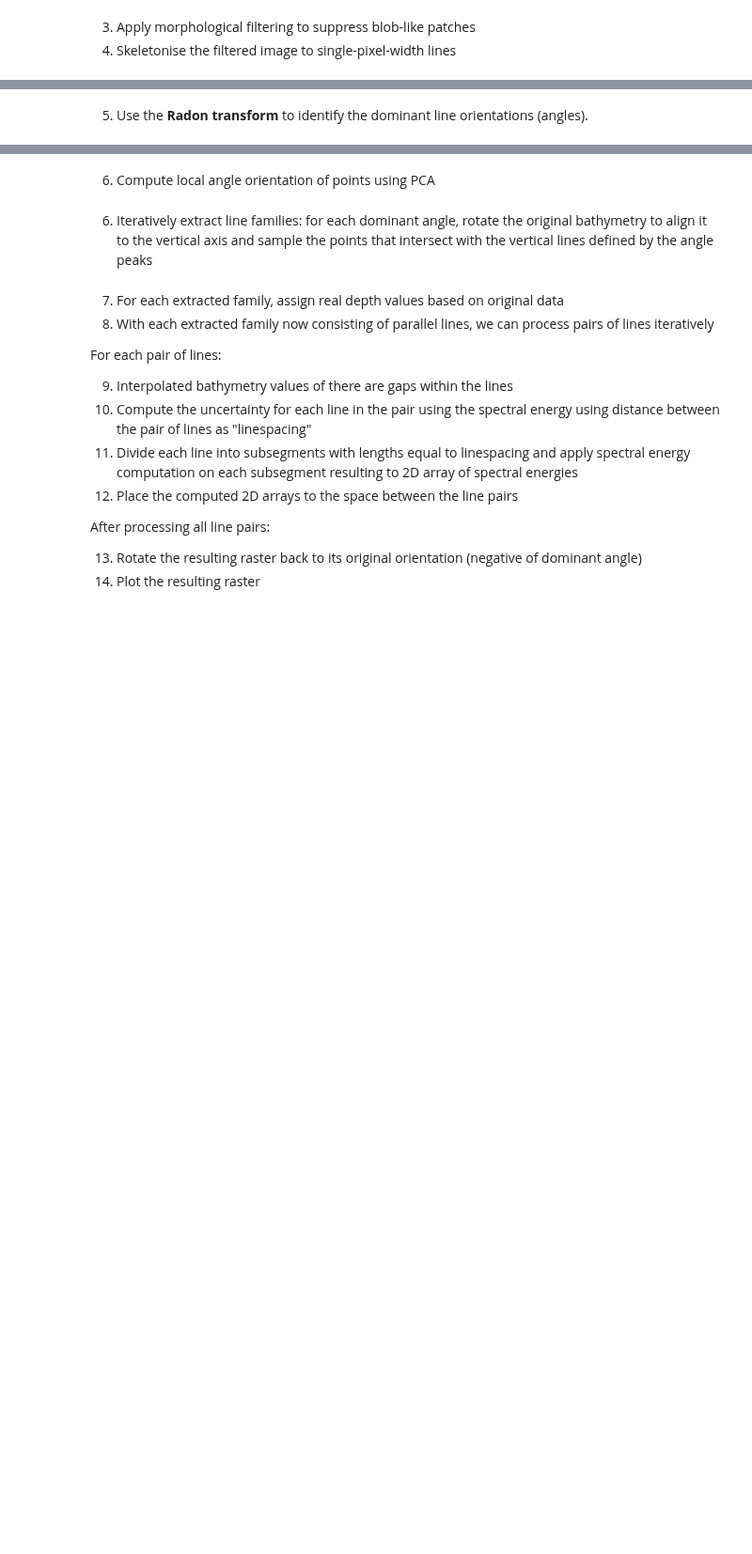
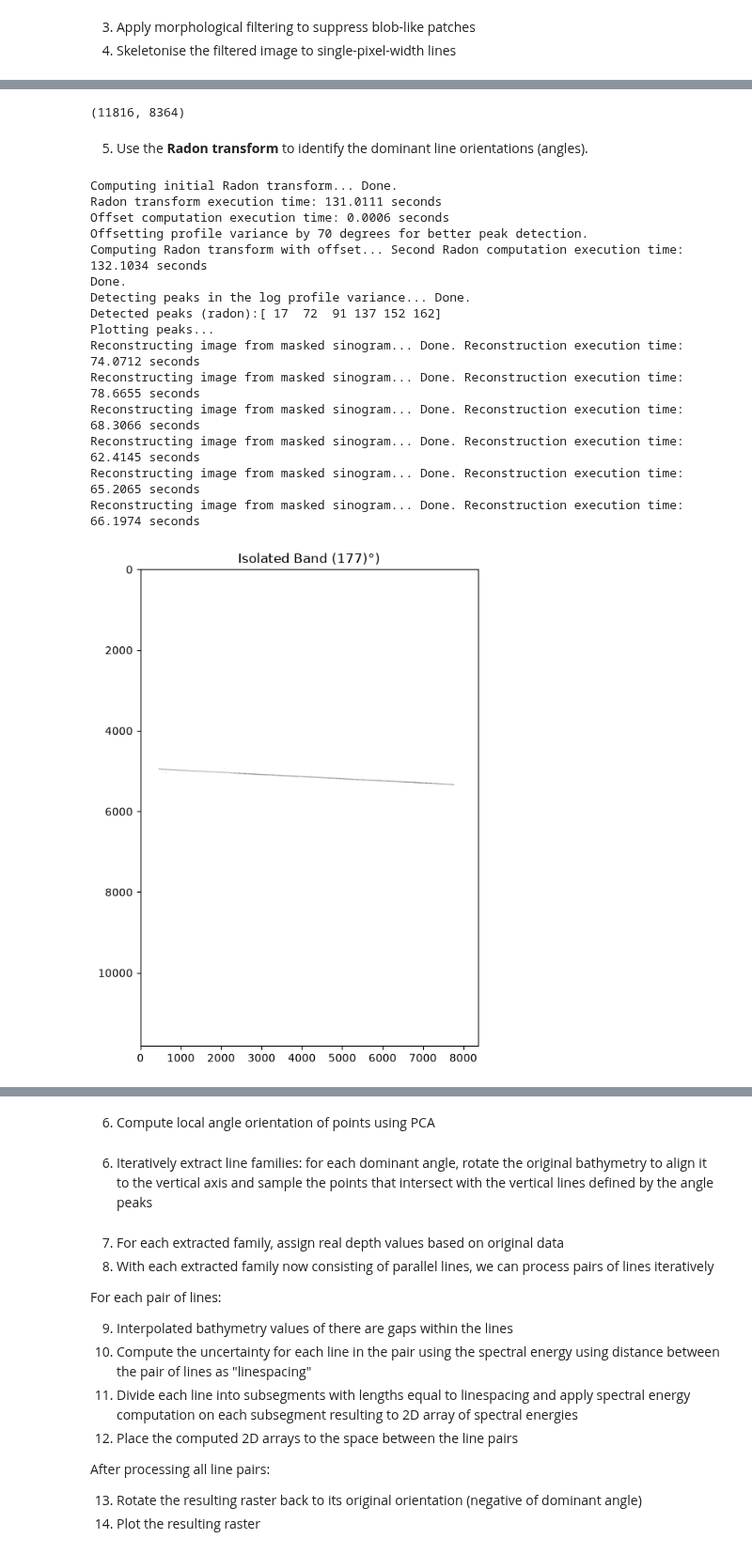
Before and after one commit to franciscorpuz-NOAA/interpolation_uncertainty, a Jupyter notebook: notebooks/sim_D000141.ipynb, the cells around one changed output, grey strips where cells are left out. Shown at 94% size. Drawn from its saved outputs; the diff is of its cells as text; code cells hidden in the pictures; blank space fills up the shorter version.

```diff
--- a/notebooks/sim_D000141.ipynb
+++ b/notebooks/sim_D000141.ipynb
@@ -113,2 +112,6 @@ plt.show()
+# %%
+bathy_thin.shape
+# %% [output]
+(11816, 8364)
 # %% [markdown]
 5. Use the **Radon transform** to identify the dominant line orientations (angles).
@@ -123,0 +118,32 @@ print(f"Dominant Orientations: {dominant_orientations['peaks']}")
+# %%
+# Run the Radon transform over the full skeleton to identify the single most
+# prominent orientation. The variance profile peaks at angles where projections
+# are concentrated — characteristic of linear features aligned with that angle.
+angle_info = None
+point_orientation, angle_info = compute_local_orientation(bathy_binary,
+                                  method='radon',
+                                  plot_orientation=False,
+                                  circle=False,
+                                  angular_tolerance=3,
+                                  pixel_tolerance=5,
+                                  min_intensity=5,
+                                  do_offset=True,
+                                  precomputed_theta=angle_info,
+                                  zoom = 4)
+# %% [output]
+Computing initial Radon transform... Done.
+Radon transform execution time: 131.0111 seconds
+Offset computation execution time: 0.0006 seconds
+Offsetting profile variance by 70 degrees for better peak detection.
+Computing Radon transform with offset... Second Radon computation execution time: 132.1034 seconds
+Done.
+Detecting peaks in the log profile variance... Done.
+Detected peaks (radon):[ 17  72  91 137 152 162]
+Plotting peaks...
+Reconstructing image from masked sinogram... Done. Reconstruction execution time: 74.0712 seconds
+Reconstructing image from masked sinogram... Done. Reconstruction execution time: 78.6655 seconds
+Reconstructing image from masked sinogram... Done. Reconstruction execution time: 68.3066 seconds
+Reconstructing image from masked sinogram... Done. Reconstruction execution time: 62.4145 seconds
+Reconstructing image from masked sinogram... Done. Reconstruction execution time: 65.2065 seconds
+Reconstructing image from masked sinogram... Done. Reconstruction execution time: 66.1974 seconds
+[figure, added]
```
Also changed, not shown: parts of 16 cells of this notebook, 6 other files.
